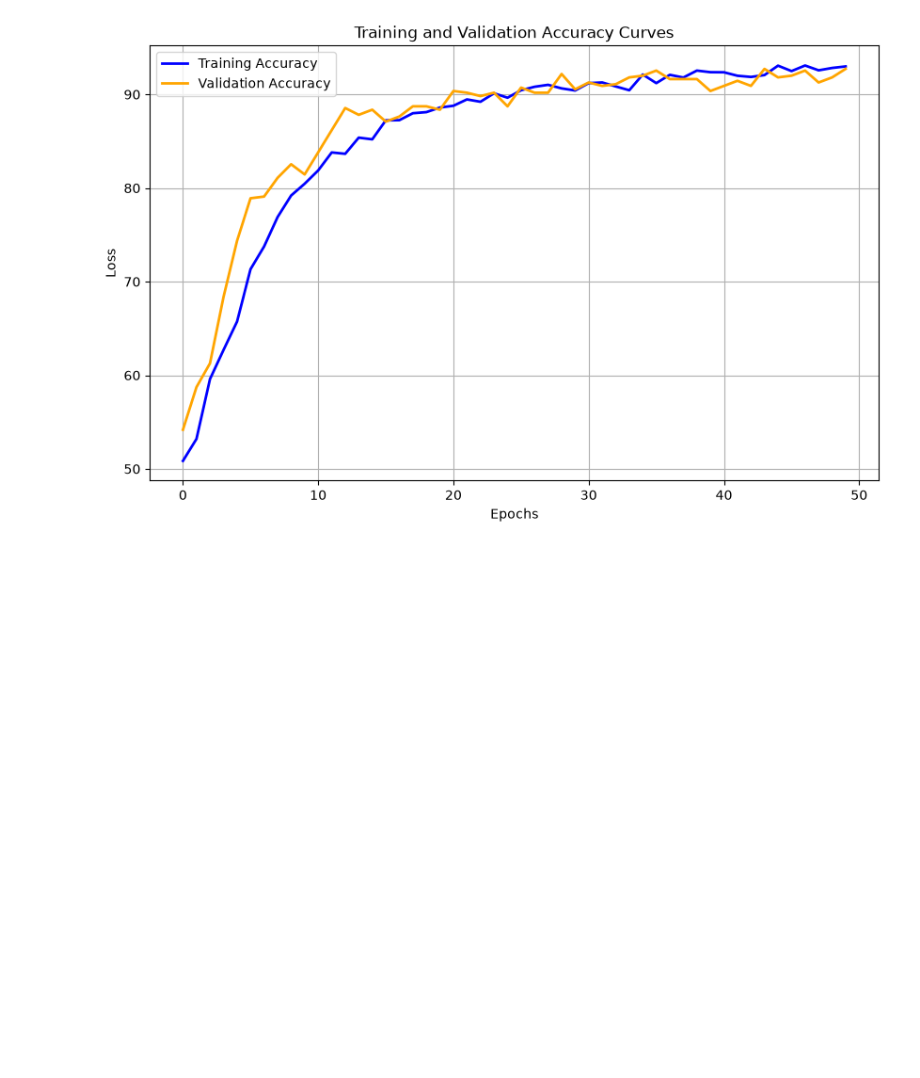
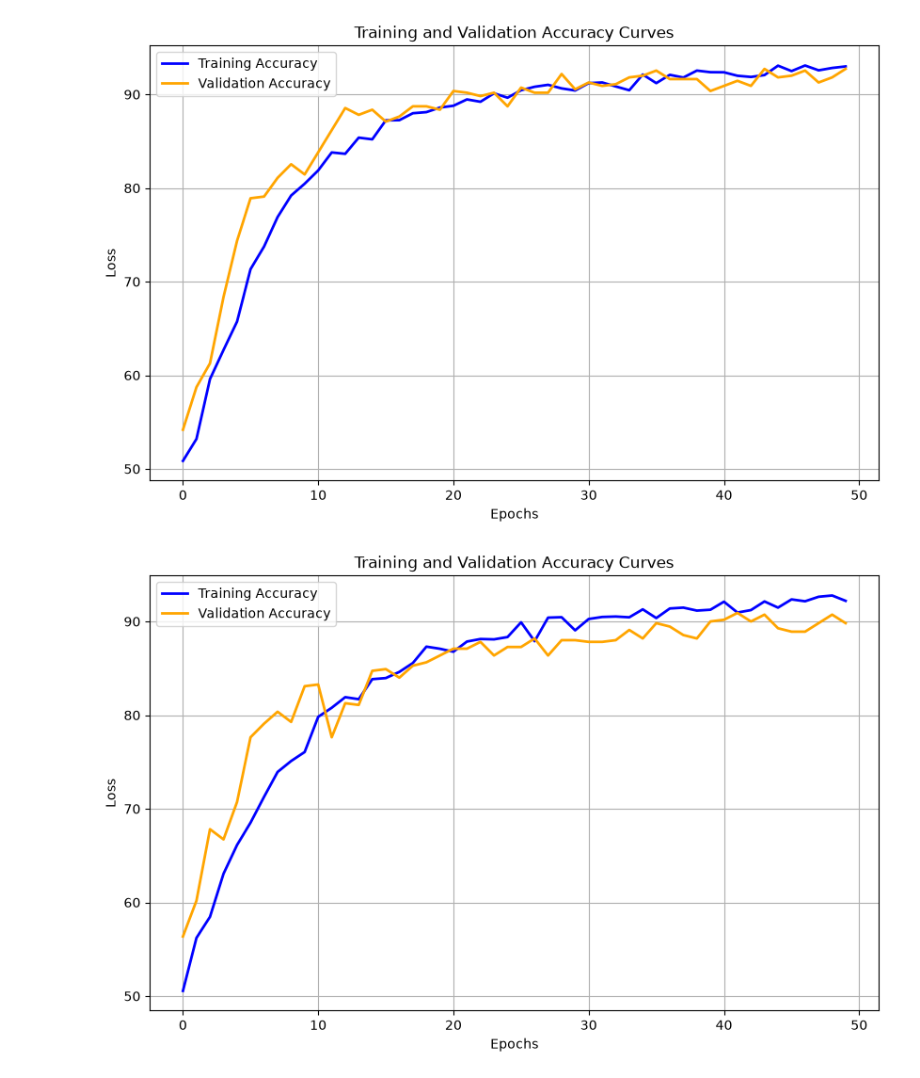
Before and after one commit to Nisanga-P/huh-dna-specificity, a Jupyter notebook: notebooks/classifer.ipynb, the cells around one changed output. Cells and saved outputs as stored; diff of their text form; code cells hidden in the pictures; blank space fills up the shorter version.

```diff
--- a/notebooks/classifer.ipynb
+++ b/notebooks/classifer.ipynb
@@ -564,3 +565,17 @@ plt.grid(True)
 plt.show()
 # %% [output]
 [figure]
+# %%
+import matplotlib.pyplot as plt
+
+plt.figure(figsize=(10, 6))
+plt.plot(acc, label='Training Accuracy', color='blue', linewidth=2)
+plt.plot(acc_val, label='Validation Accuracy', color='orange', linewidth=2)
+plt.title('Training and Validation Accuracy Curves')
+plt.xlabel('Epochs')
+plt.ylabel('Loss')
+plt.legend()
+plt.grid(True)
+plt.show()
+# %% [output]
+[figure, added]
```
Also changed, not shown: parts of 7 cells of this notebook, 5 other files.
